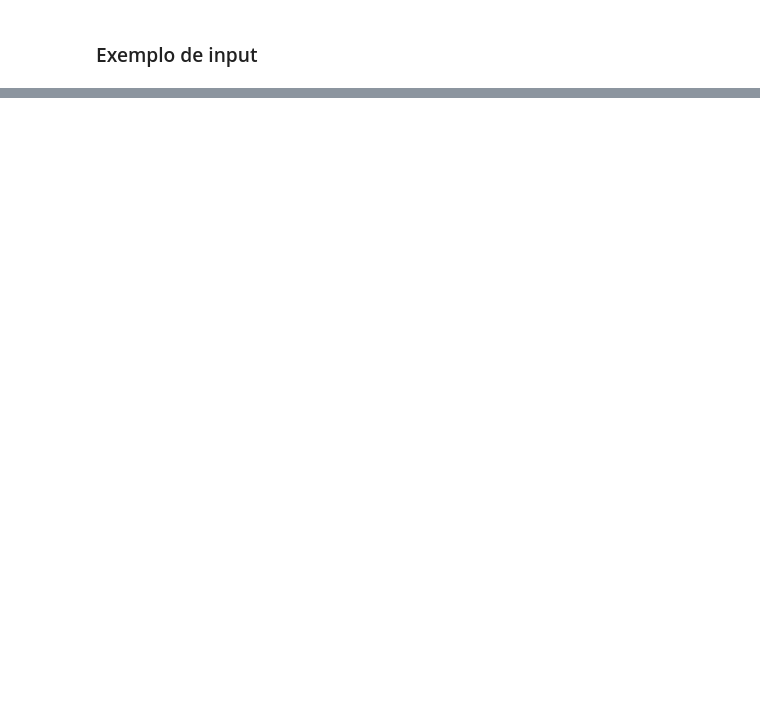
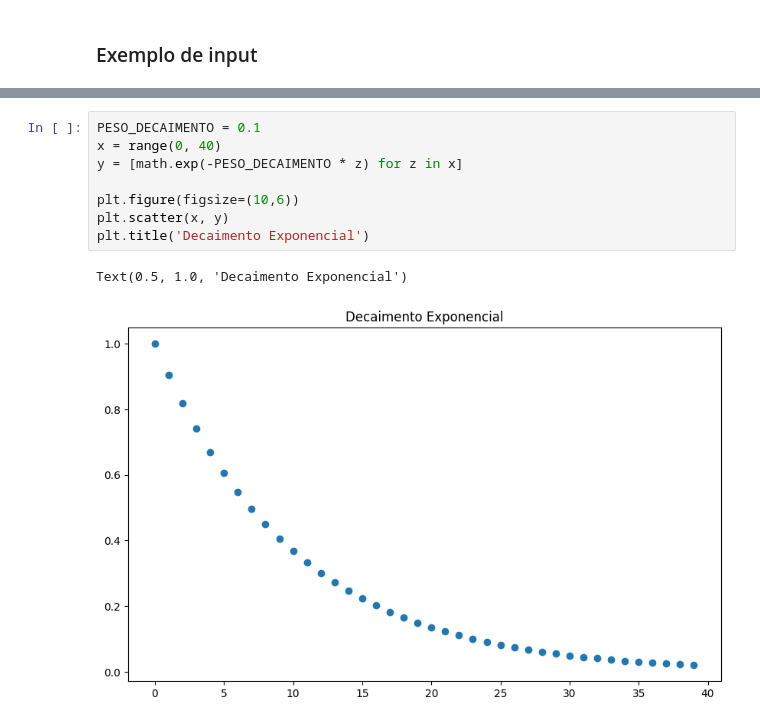
Before and after one commit to LSouzaAndrade/Datathon, a Jupyter notebook: notebook.ipynb, the cells around one changed output, grey strips where cells are left out. Saved outputs shown, nothing was run; the diff lists cells and outputs as text; blank space fills up the shorter version.

```diff
--- a/notebook.ipynb
+++ b/notebook.ipynb
@@ -623,0 +713,11 @@ rank_recomendacoes.head()
+# %%
+PESO_DECAIMENTO = 0.1
+x = range(0, 40)
+y = [math.exp(-PESO_DECAIMENTO * z) for z in x]
+
+plt.figure(figsize=(10,6))
+plt.scatter(x, y)
+plt.title('Decaimento Exponencial')
+# %% [output]
+Text(0.5, 1.0, 'Decaimento Exponencial')
+[figure, added]
```
Also changed, not shown: parts of 15 cells of this notebook.
